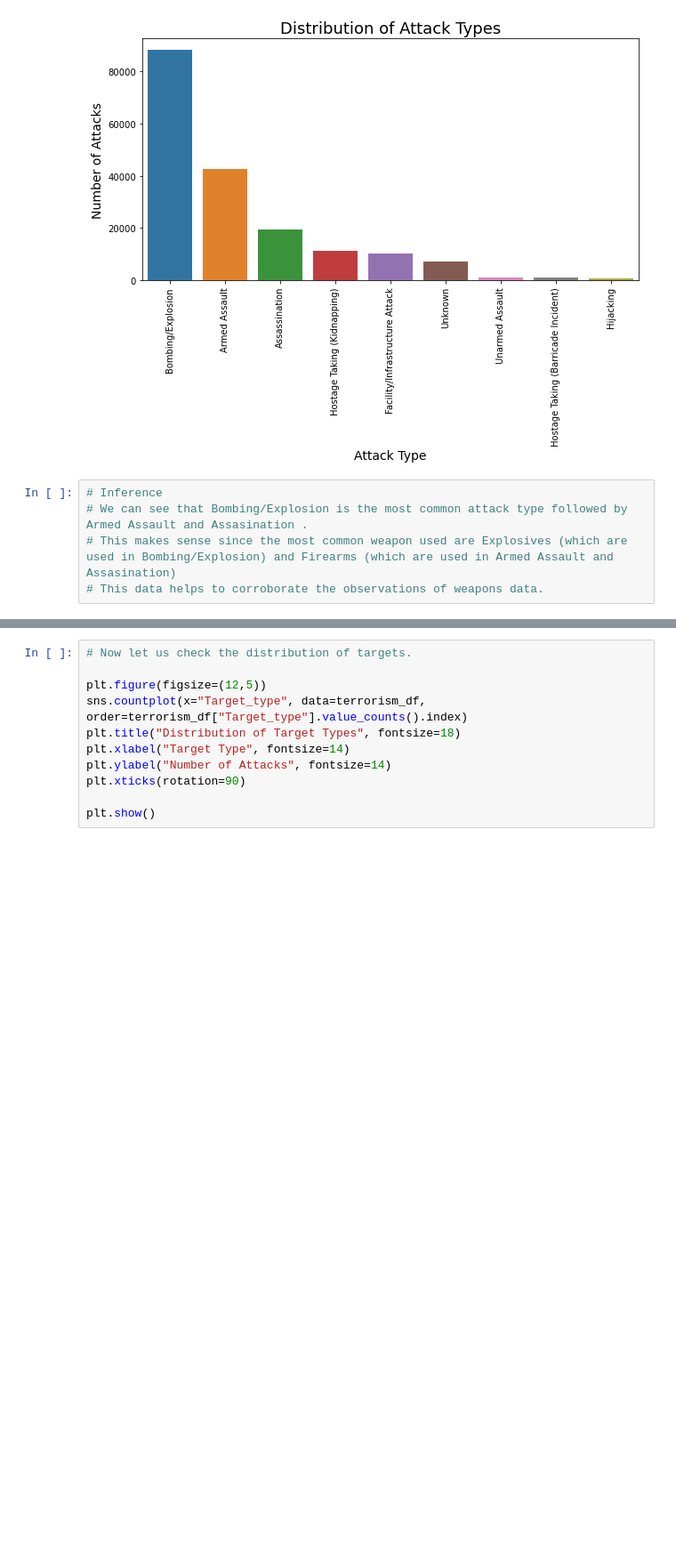
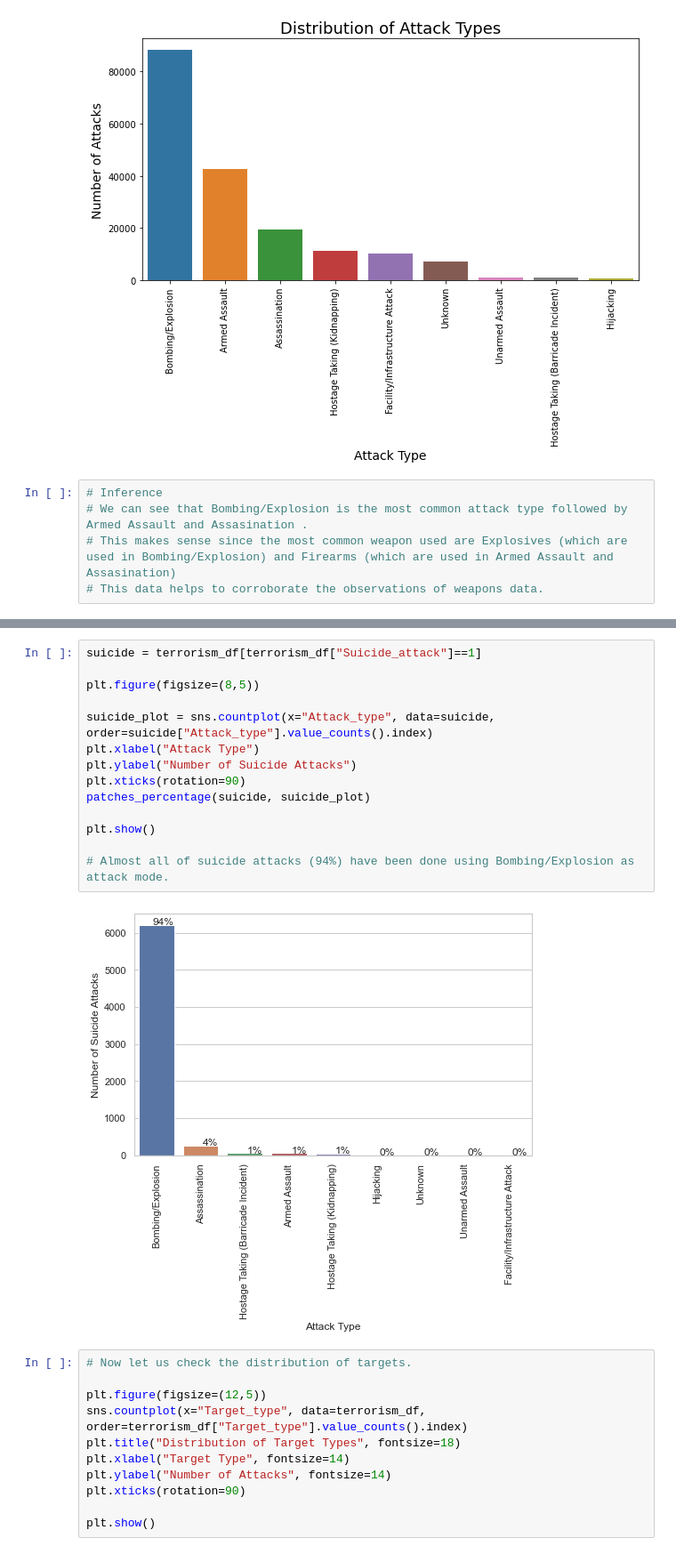
Before and after one commit to AimanSahay/Project-EDA_Global-Terrorism-Dataset, a Jupyter notebook: EDA_Global Terrorism Dataset.ipynb, the cells around one changed output, grey strips where cells are left out. Shown at 89% size. Saved outputs shown, nothing was run; the diff lists cells and outputs as text; blank space fills up the shorter version.

```diff
--- a/EDA_Global Terrorism Dataset.ipynb
+++ b/EDA_Global Terrorism Dataset.ipynb
@@ -1347,3 +1425,19 @@ plt.show()
+# %%
+suicide = terrorism_df[terrorism_df["Suicide_attack"]==1]
+
+plt.figure(figsize=(8,5))
+
+suicide_plot = sns.countplot(x="Attack_type", data=suicide, order=suicide["Attack_type"].value_counts().index)
+plt.xlabel("Attack Type")
+plt.ylabel("Number of Suicide Attacks")
+plt.xticks(rotation=90)
+patches_percentage(suicide, suicide_plot)
+
+plt.show()
+
+# Almost all of suicide attacks (94%) have been done using Bombing/Explosion as attack mode.
+# %% [output]
+[figure, added]
 # %%
 # Now let us check the distribution of targets.
 
```
Also changed, not shown: parts of 58 cells of this notebook.
